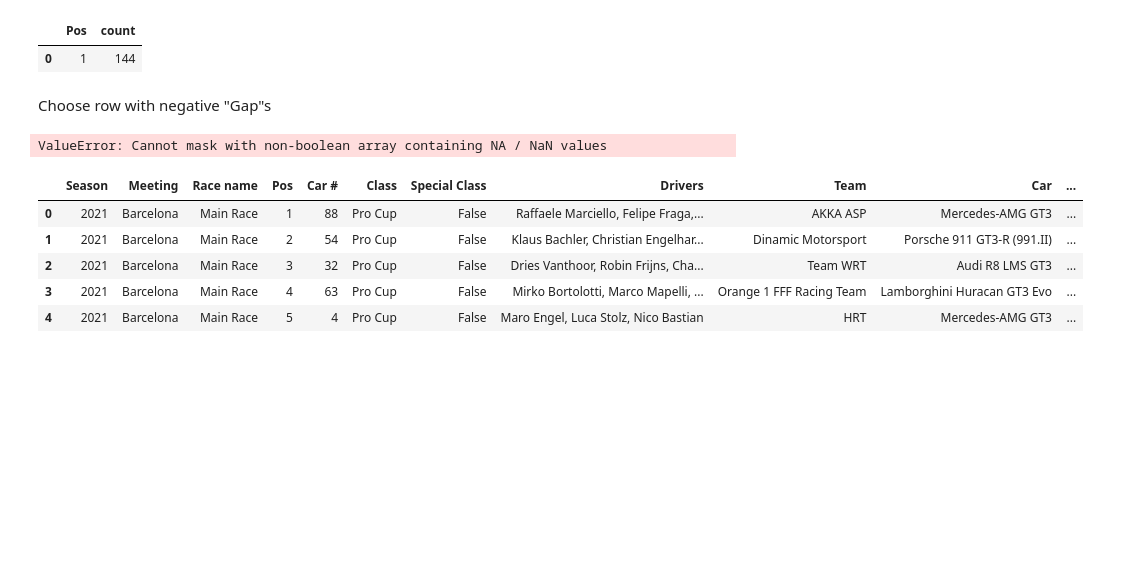
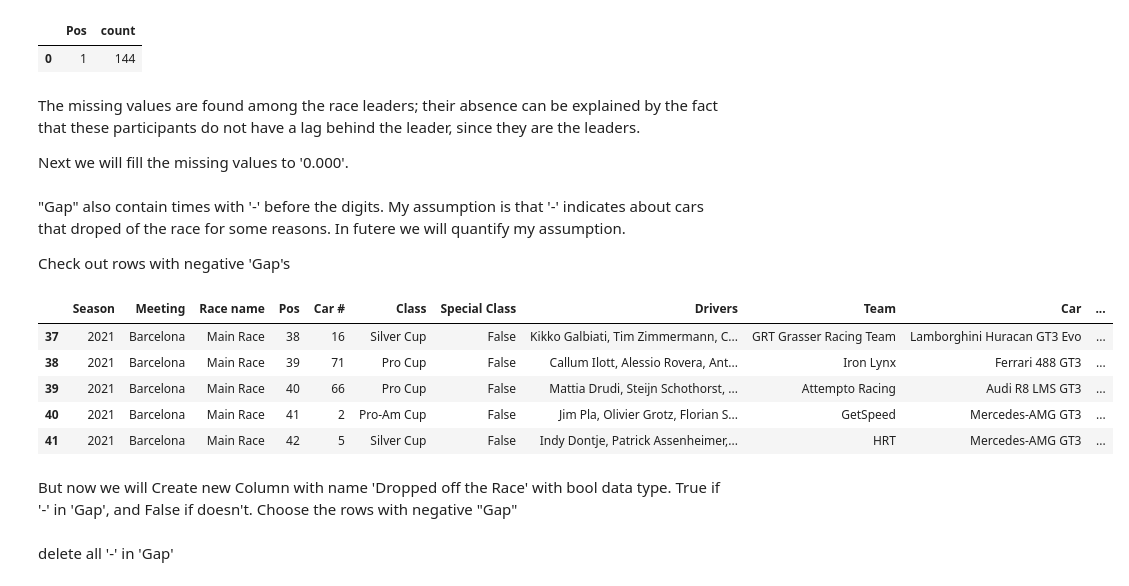
Before and after one commit to S0la1re/GT-World-Challenge-Europe-Data-Analysis, a Jupyter notebook: data_preparation.ipynb, the cells around one changed output. Saved outputs shown, nothing was run; the diff lists cells and outputs as text; code cells hidden in the pictures; blank space fills up the shorter version.

```diff
--- a/data_preparation.ipynb
+++ b/data_preparation.ipynb
@@ -286,28 +295,35 @@ null_gap_rows['Pos'].value_counts().reset_index()
 # %% [output]
 |  | Pos | count |
 | 0 | 1 | 144 |
-# %% [markdown]
-Choose row with negative "Gap"s
+# %% [markdown]
+The missing values are found among the race leaders; their absence can be explained by the fact that these participants do not have a lag behind the leader, since they are the leaders.
+
+Next we will fill the missing values to '0.000'.
+# %%
+all_races['Gap'] = all_races['Gap'].fillna('0.000')
+# %% [markdown]
+"Gap" also contain times with '-' before the digits. My assumption is that '-' indicates about cars that droped of the race for some reasons. In futere we will quantify my assumption.
+
+
+Check out rows with negative 'Gap's
 # %%
-filtered_df = all_races[all_races['Gap'].str.match(r'^-')]
-filtered_df.head()
+all_races[all_races['Gap'].str.match(r'^-')].head()
 # %% [output]
-ValueError: Cannot mask with non-boolean array containing NA / NaN values
+|  | Season | Meeting | Race name | Pos | Car # | Class | Special Class | Drivers | Team | Car | ... |
+| 37 | 2021 | Barcelona | Main Race | 38 | 16 | Silver Cup | False | Kikko Galbiati, Tim Zimmermann, C... | GRT Grasser Racing Team | Lamborghini Huracan GT3 Evo | ... |
+| 38 | 2021 | Barcelona | Main Race | 39 | 71 | Pro Cup | False | Callum Ilott, Alessio Rovera, Ant... | Iron Lynx | Ferrari 488 GT3 | ... |
+| 39 | 2021 | Barcelona | Main Race | 40 | 66 | Pro Cup | False | Mattia Drudi, Steijn Schothorst, ... | Attempto Racing | Audi R8 LMS GT3 | ... |
+| 40 | 2021 | Barcelona | Main Race | 41 | 2 | Pro-Am Cup | False | Jim Pla, Olivier Grotz, Florian S... | GetSpeed | Mercedes-AMG GT3 | ... |
+| 41 | 2021 | Barcelona | Main Race | 42 | 5 | Silver Cup | False | Indy Dontje, Patrick Assenheimer,... | HRT | Mercedes-AMG GT3 | ... |
+# %% [markdown]
+But now we will Create new Column with name 'Dropped off the Race' with bool data type. True if '-' in 'Gap', and False if doesn't. Choose the rows with negative "Gap"
 # %%
-def check_dropped_out(value):
+# Function to determine if a participant has dropped off of the race
+def check_dropped_off(value):
     if pd.isnull(value):
         return False
     return bool(re.match(r"^-", value))
 
-all_races['Dropped Out of the Race'] = all_races['Gap'].apply(check_dropped_out)
-
-all_races['Gap'] = all_races['Gap'].str.replace('-', '', regex=False)
-
-all_races.head()
+all_races['Dropped off the Race'] = all_races['Gap'].apply(check_dropped_off)
-# %% [output]
-|  | Season | Meeting | Race name | Pos | Car # | Class | Special Class | Drivers | Team | Car | ... |
-| 0 | 2021 | Barcelona | Main Race | 1 | 88 | Pro Cup | False | Raffaele Marciello, Felipe Fraga,... | AKKA ASP | Mercedes-AMG GT3 | ... |
-| 1 | 2021 | Barcelona | Main Race | 2 | 54 | Pro Cup | False | Klaus Bachler, Christian Engelhar... | Dinamic Motorsport | Porsche 911 GT3-R (991.II) | ... |
-| 2 | 2021 | Barcelona | Main Race | 3 | 32 | Pro Cup | False | Dries Vanthoor, Robin Frijns, Cha... | Team WRT | Audi R8 LMS GT3 | ... |
-| 3 | 2021 | Barcelona | Main Race | 4 | 63 | Pro Cup | False | Mirko Bortolotti, Marco Mapelli, ... | Orange 1 FFF Racing Team | Lamborghini Huracan GT3 Evo | ... |
-| 4 | 2021 | Barcelona | Main Race | 5 | 4 | Pro Cup | False | Maro Engel, Luca Stolz, Nico Bastian | HRT | Mercedes-AMG GT3 | ... |
+# %% [markdown]
+delete all '-' in 'Gap'
```
Also changed, not shown: parts of 2 cells of this notebook.
